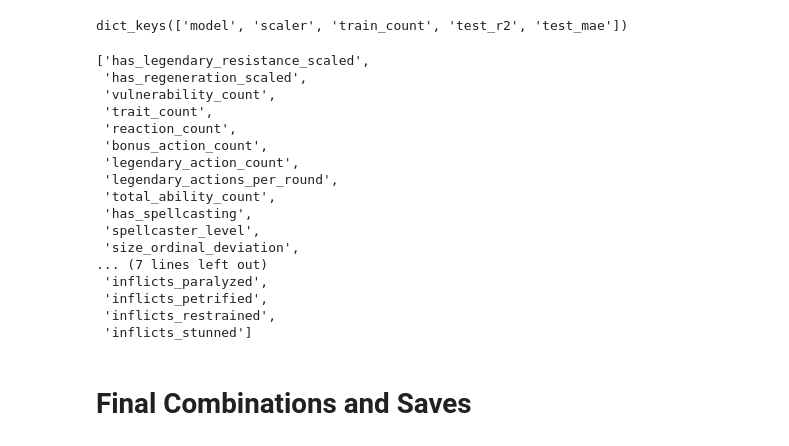
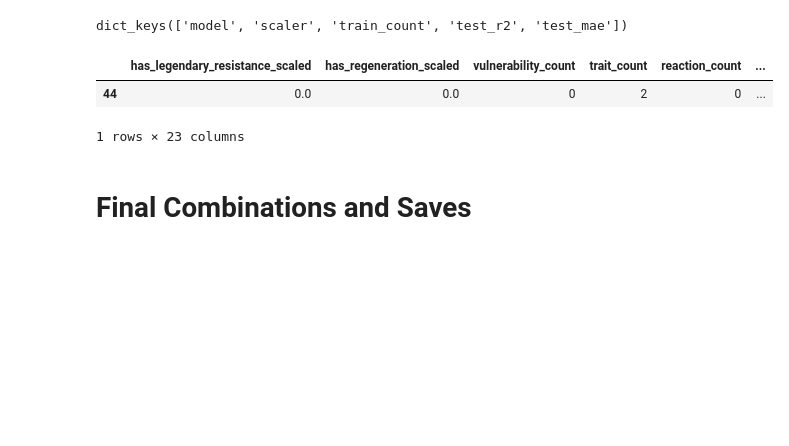
Before and after one commit to conorbarryhoke/matrix_v0, a Jupyter notebook: notebooks/2_model_training.ipynb, the cells around one changed output. Cells and saved outputs as stored; diff of their text form; code cells hidden in the pictures; blank space fills up the shorter version.

```diff
--- a/notebooks/2_model_training.ipynb
+++ b/notebooks/2_model_training.ipynb
@@ -246,26 +246,12 @@ CR > 16 Results:
 results['cr5'].keys()
 # %% [output]
 dict_keys(['model', 'scaler', 'train_count', 'test_r2', 'test_mae'])
-# %%
-phase3_features
-# %% [output]
-['has_legendary_resistance_scaled',
- 'has_regeneration_scaled',
- 'vulnerability_count',
- 'trait_count',
- 'reaction_count',
- 'bonus_action_count',
- 'legendary_action_count',
- 'legendary_actions_per_round',
- 'total_ability_count',
- 'has_spellcasting',
- 'spellcaster_level',
- 'size_ordinal_deviation',
-... (7 lines left out)
- 'inflicts_paralyzed',
- 'inflicts_petrified',
- 'inflicts_restrained',
- 'inflicts_stunned']
+# %%
+df[df['Name']=='Kobold'].loc[:,phase3_features]
+# %% [output]
+|  | has_legendary_resistance_scaled | has_regeneration_scaled | vulnerability_count | trait_count | reaction_count | ... |
+| 44 | 0.0 | 0.0 | 0 | 2 | 0 | ... |
+1 rows × 23 columns
 # %% [markdown]
 # Final Combinations and Saves
 # %% [markdown]
```
Also changed, not shown: parts of 7 cells of this notebook, 13 other files.
